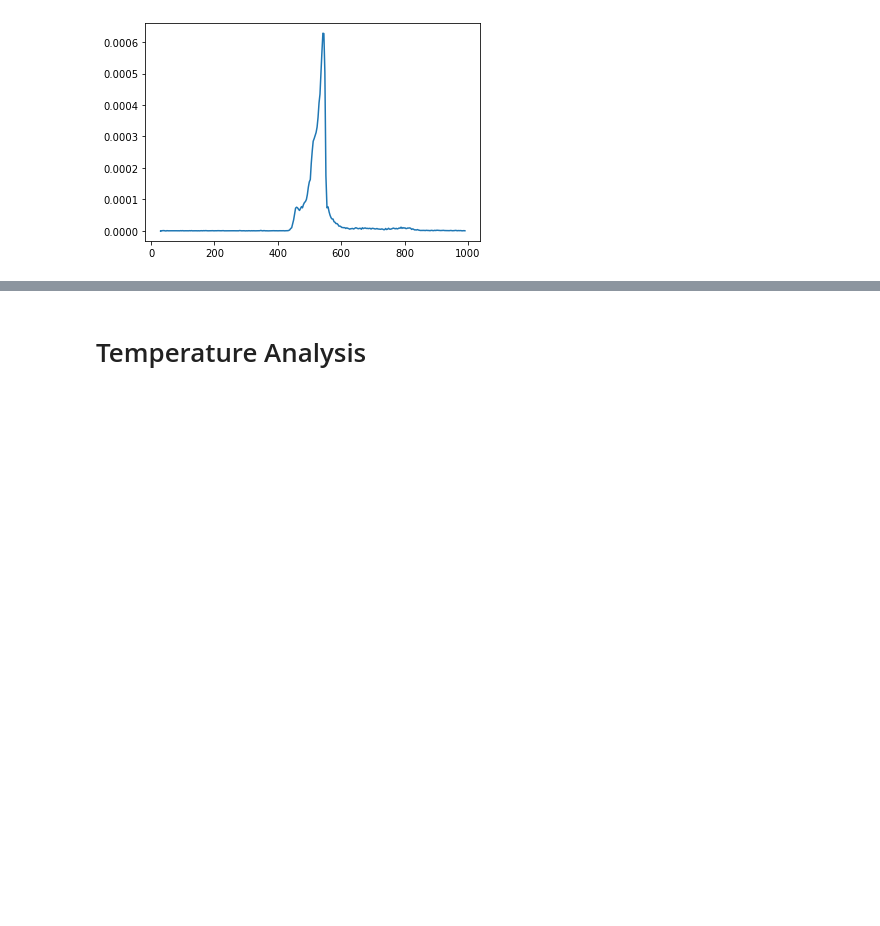
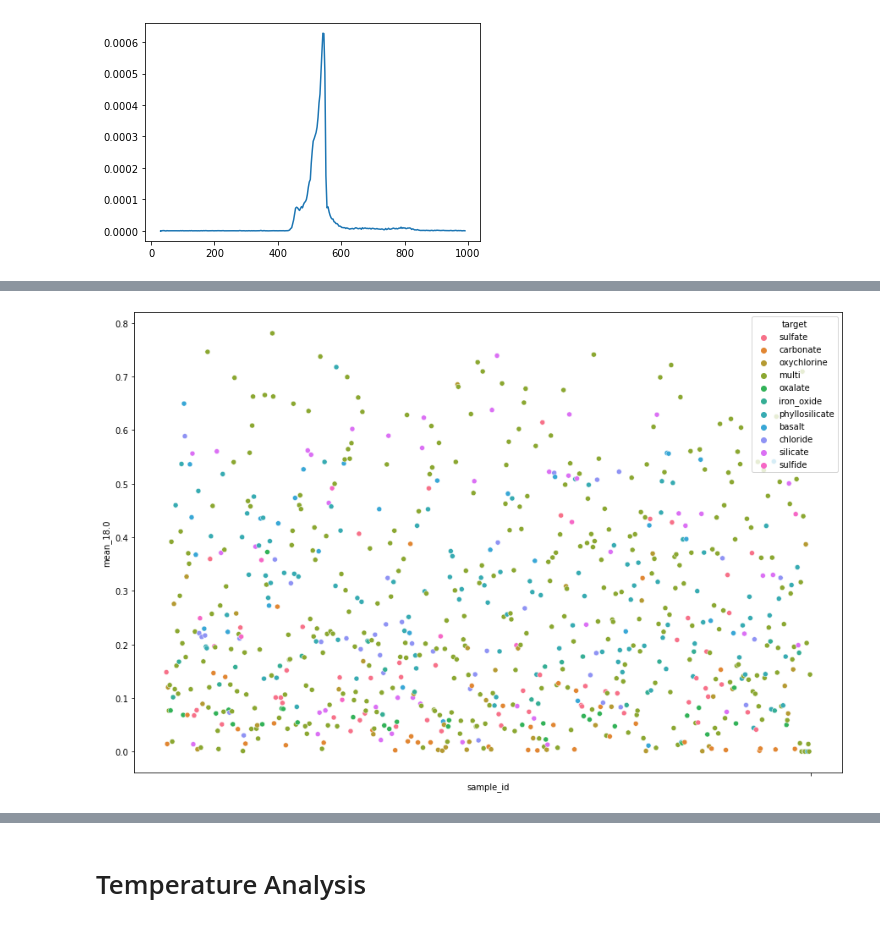
Before and after one commit to itacdonev/MarsSpectrometry, a Jupyter notebook: notebooks/eda.ipynb, the cells around one changed output, grey strips where cells are left out. Saved outputs shown, nothing was run; the diff lists cells and outputs as text; code cells hidden in the pictures; blank space fills up the shorter version.

```diff
--- a/notebooks/eda.ipynb
+++ b/notebooks/eda.ipynb
@@ -447,0 +483,11 @@ plt.show()
+# %%
+df_mzstats = pd.read_csv(os.path.join(config.DATA_DIR_OUT, 'mz_statistics.csv'), index_col='sample_id')
+df_mzstats = df_mzstats.reset_index()
+df_mzstats['target'] = train_labels.target_single
+# %%
+_,_ = plt.subplots(1,1,figsize=(15,10))
+sns.scatterplot(x='sample_id', y='mean_18.0', data = df_mzstats, hue = 'target')
+plt.xticks('')
+plt.show()
+# %% [output]
+[figure, added]
```
Also changed, not shown: parts of 14 cells of this notebook.
